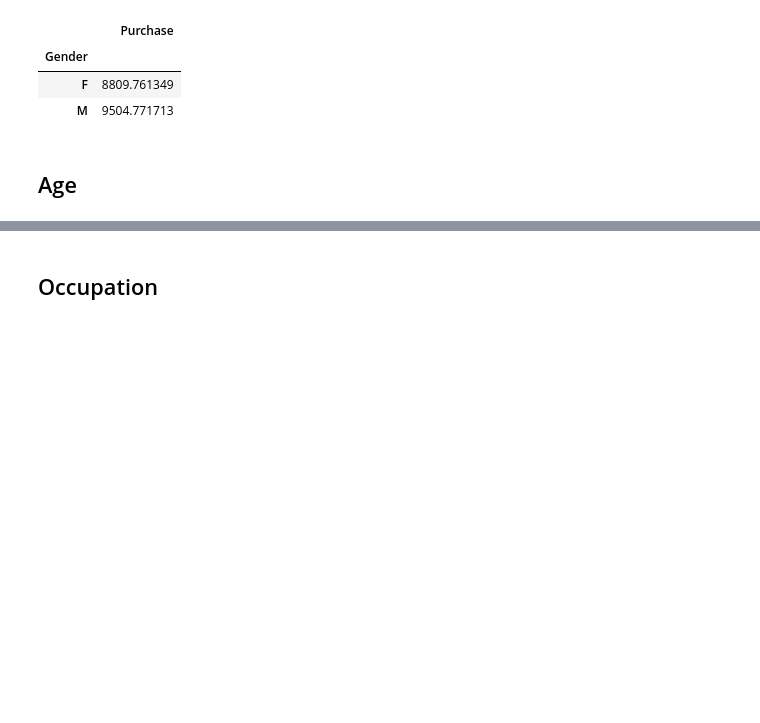
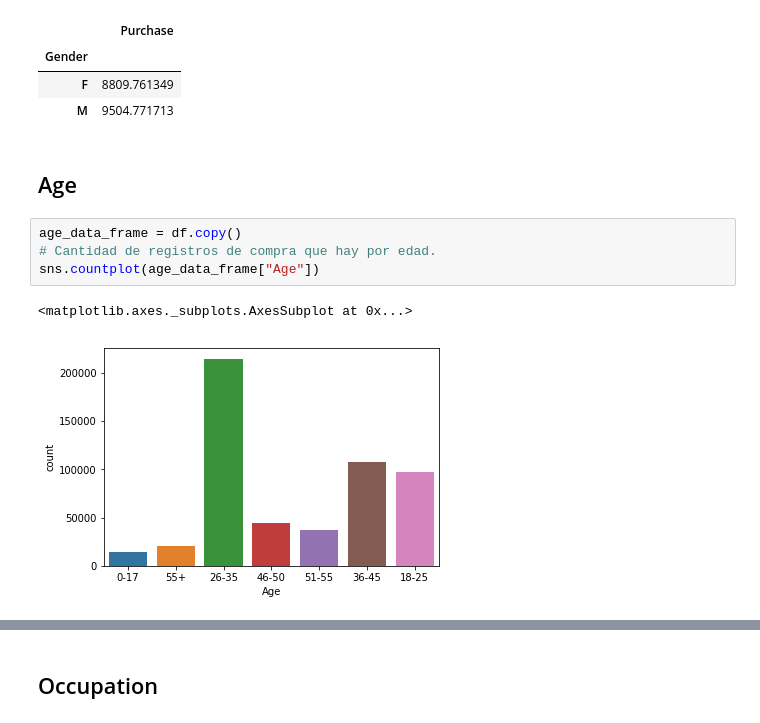
Before and after one commit to nicocurat/black-friday, a Jupyter notebook: black-friday.ipynb, the cells around one changed output, grey strips where cells are left out. Drawn from its saved outputs; the diff is of its cells as text; blank space fills up the shorter version.

```diff
--- a/black-friday.ipynb
+++ b/black-friday.ipynb
@@ -111,3 +186,10 @@ gender_purchase_merge
 | M | 9504.771713 |
 # %% [markdown]
 ## Age
+# %%
+age_data_frame = df.copy()
+# Cantidad de registros de compra que hay por edad.
+sns.countplot(age_data_frame["Age"])
+# %% [output]
+<matplotlib.axes._subplots.AxesSubplot at 0x...>
+[figure, added]
```
Also changed, not shown: parts of 46 cells of this notebook.
